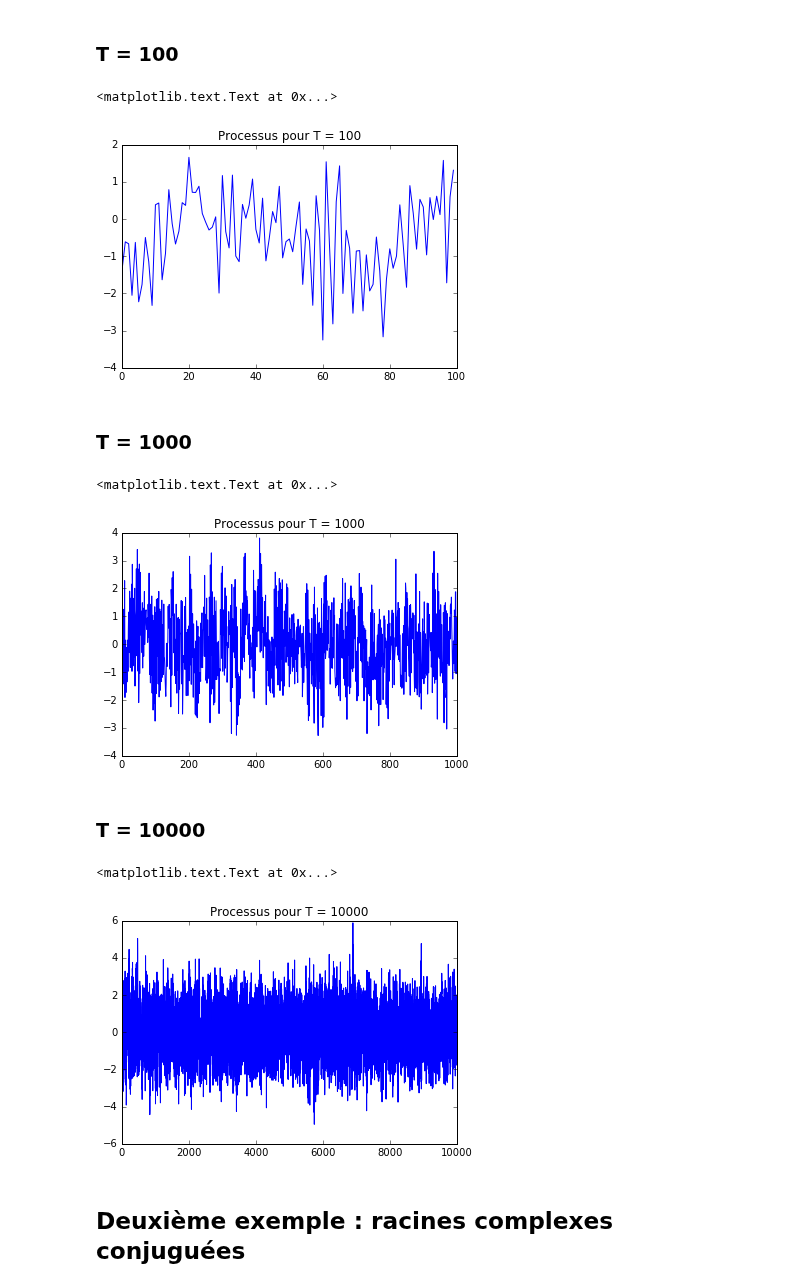
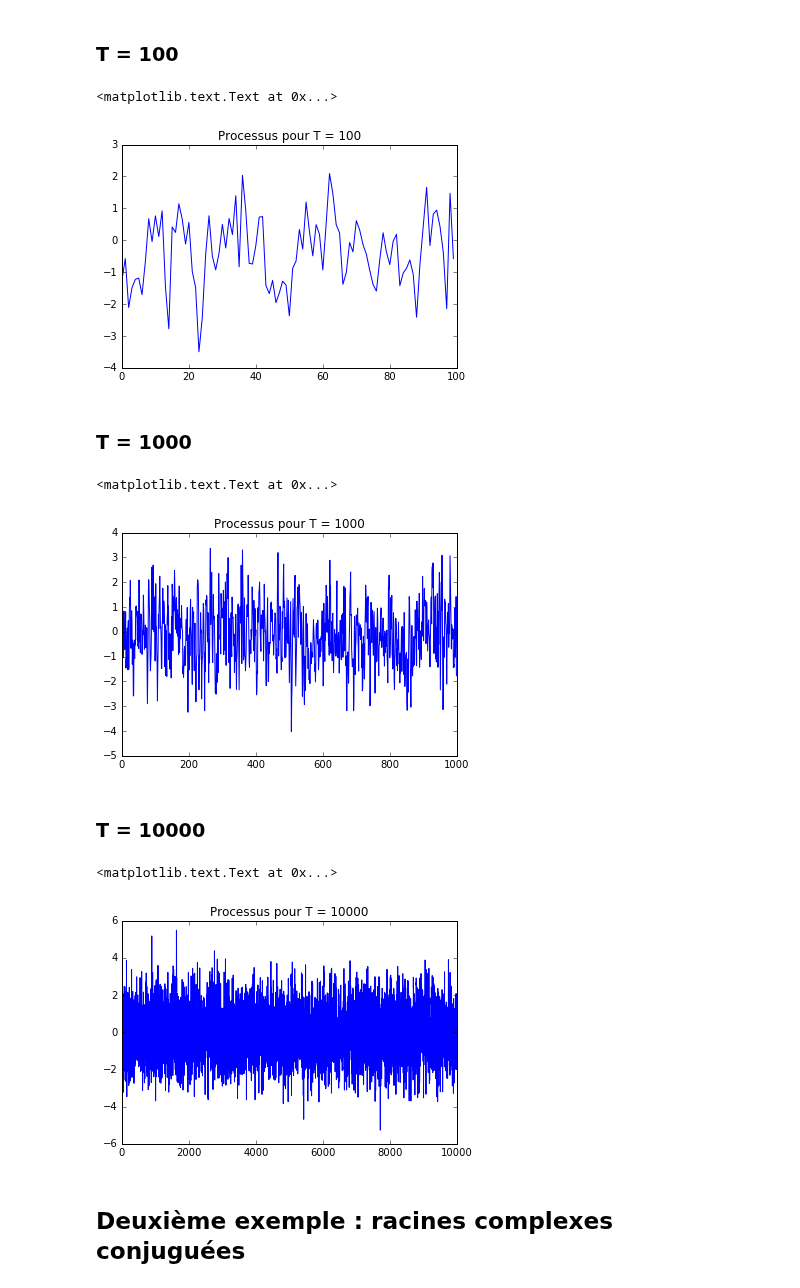
Before and after one commit to jngod2011/TVAR_Prediction, a Jupyter notebook: notebooks/TVAR_2_racines.ipynb, the cells around one changed output. Cells and saved outputs as stored; diff of their text form; code cells hidden in the pictures.

```diff
--- a/notebooks/TVAR_2_racines.ipynb
+++ b/notebooks/TVAR_2_racines.ipynb
@@ -62,7 +62,7 @@ epsilon = np.random.randn(int(2e4))
 ### T = 100
 # %%
 T = 100
-X = np.zeros(2*T)
+X = epsilon
 a_1 = np.zeros(2*T)
 a_2 = np.zeros(2*T)
 
@@ -76,7 +76,7 @@ X[0] = epsilon[0]
 X[1] = epsilon[100]
 
 for n in np.arange(2*T-2):
-    X[n+2] = a_1[n+2]*X[n-1] + a_2[n+2]*X[n-2] + epsilon[(n+2)*100]
+    X[n+2] = a_1[n+2]*X[n+1] + a_2[n+2]*X[n] + epsilon[(n+2)*100]
 
 t = np.arange(2*T) - T #horizon des temps
 
@@ -84,33 +84,33 @@ plt.plot(t[T:2*T], X[T:2*T])
 plt.title("Processus pour T = 100")
 # %% [output]
 <matplotlib.text.Text at 0x...>
-[figure, old version]
+[figure, new version]
 # %% [markdown]
 ### T = 1000
 # %%
 T = 1000
 X = np.zeros(2*T)
 a_1 = np.zeros(2*T)
 a_2 = np.zeros(2*T)
 
 u = np.arange(T, dtype='double')/T
 
 a_1[T:2*T] =  (7 + u + np.sin(2 * np.pi * u)) / ((2 + u) * (5 + np.sin(2 * np.pi * u)))
 a_2[T:2*T] = - 1. / ((2 + u) * (5 + np.sin(2 * np.pi * u)))
 
 X[0] = epsilon[0]
 X[1] = epsilon[10]
 
 for n in np.arange(2*T-2):
-    X[n+2] = a_1[n+2]*X[n-1] + a_2[n+2]*X[n-2] + epsilon[(n+2)*10]
+    X[n+2] = a_1[n+2]*X[n+1] + a_2[n+2]*X[n] + epsilon[(n+2)*10]
 
 t = np.arange(2*T) - T #horizon des temps
 
 plt.plot(t[T:2*T], X[T:2*T])
 plt.title("Processus pour T = 1000")
 # %% [output]
 <matplotlib.text.Text at 0x...>
-[figure, old version]
+[figure, new version]
 # %% [markdown]
 ### T = 10000
 # %%
@@ -128,7 +128,7 @@ X[0] = epsilon[0]
 X[1] = epsilon[1]
 
 for n in np.arange(2*T-2):
-    X[n+2] = a_1[n+2]*X[n-1] + a_2[n+2]*X[n-2] + epsilon[n+2]
+    X[n+2] = a_1[n+2]*X[n+1] + a_2[n+2]*X[n] + epsilon[n+2]
 
 t = np.arange(2*T) - T #horizon des temps
 
@@ -136,7 +136,7 @@ plt.plot(t[T:2*T], X[T:2*T])
 plt.title("Processus pour T = 10000")
 # %% [output]
 <matplotlib.text.Text at 0x...>
-[figure, old version]
+[figure, new version]
 # %% [markdown]
 ## Deuxième exemple : racines complexes conjuguées
 # %% [markdown]
```
Also changed, not shown: parts of 9 cells of this notebook, 1 other file.
